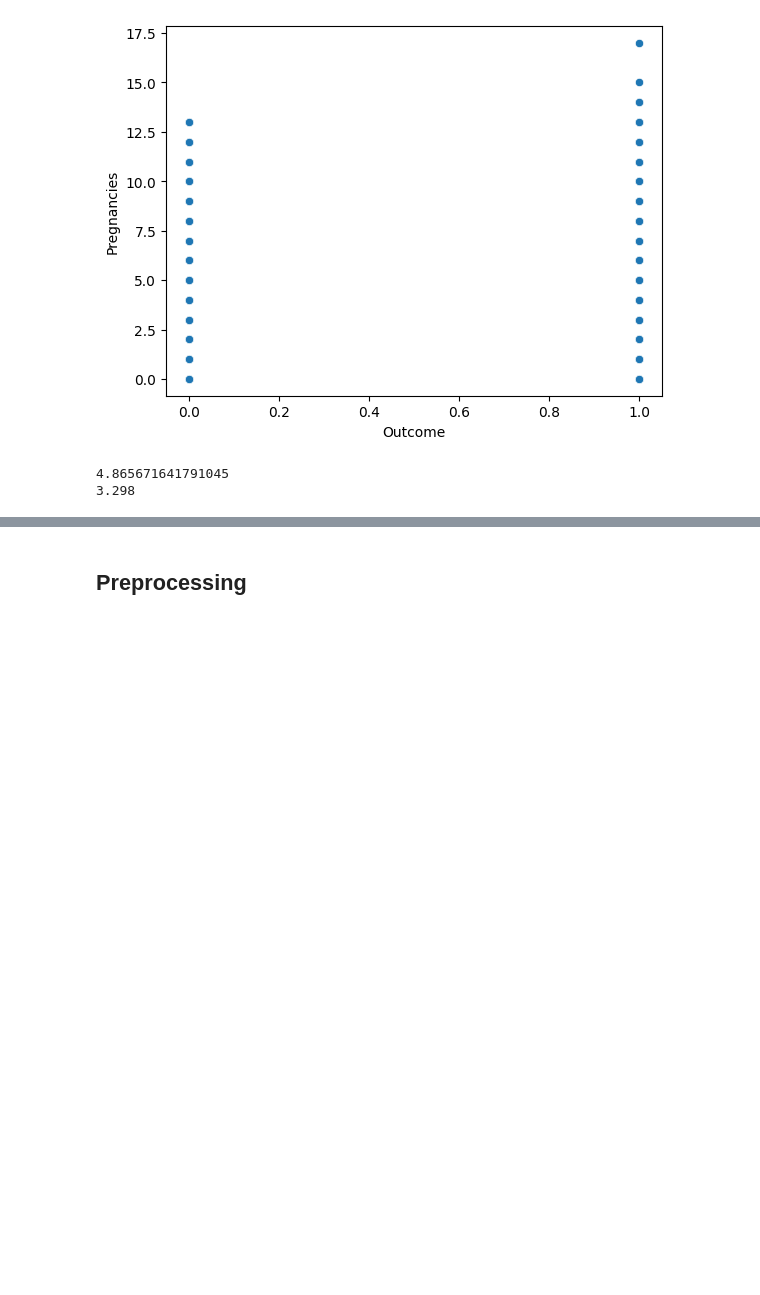
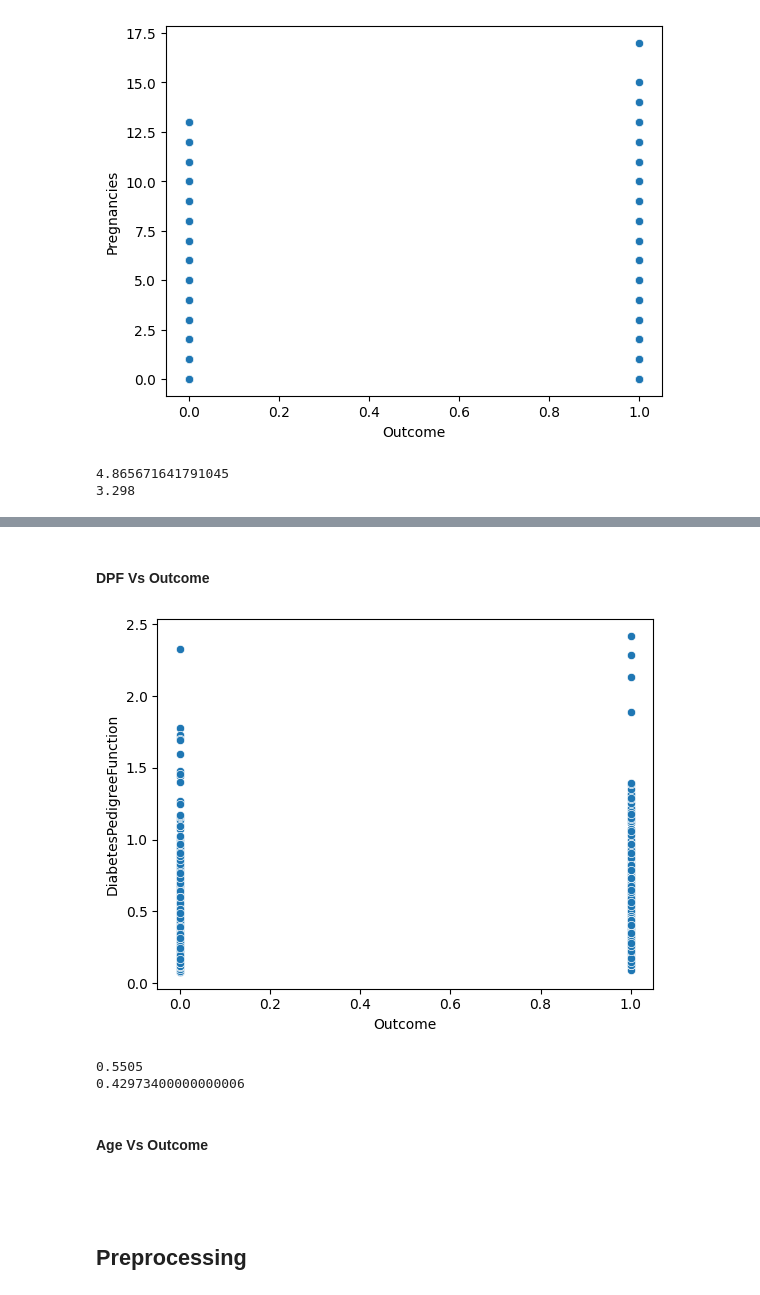
Before and after one commit to zanra2401/KomputasiNumerik_KlasifikasiRandomForest_RisikoDiabetes, a Jupyter notebook: Klasifikasi_rf.ipynb, the cells around one changed output, grey strips where cells are left out. Saved outputs shown, nothing was run; the diff lists cells and outputs as text; code cells hidden in the pictures; blank space fills up the shorter version.

```diff
--- a/Klasifikasi_rf.ipynb
+++ b/Klasifikasi_rf.ipynb
@@ -115,3 +181,23 @@ print(rata_rata_kehamilan_tidak_diabetes)
+# %% [markdown]
+#### DPF Vs Outcome
+# %%
+sns.scatterplot(x='Outcome', y='DiabetesPedigreeFunction', data=df)
+
+plt.show()
+
+rata_rata_dpf_diabetes = df[df['Outcome'] == 1]['DiabetesPedigreeFunction'].mean()
+rata_rata_dpf_tidak_diabetes = df[df['Outcome'] == 0]['DiabetesPedigreeFunction'].mean()
+
+print(rata_rata_dpf_diabetes)
+print(rata_rata_dpf_tidak_diabetes)
+# %% [output]
+[figure, added]
+0.5505
+0.42973400000000006
+# %% [markdown]
+#### Age Vs Outcome
+# %% [markdown]
+####
 # %% [markdown]
 ## Preprocessing
 # %% [markdown]
```
Also changed, not shown: parts of 9 cells of this notebook.
